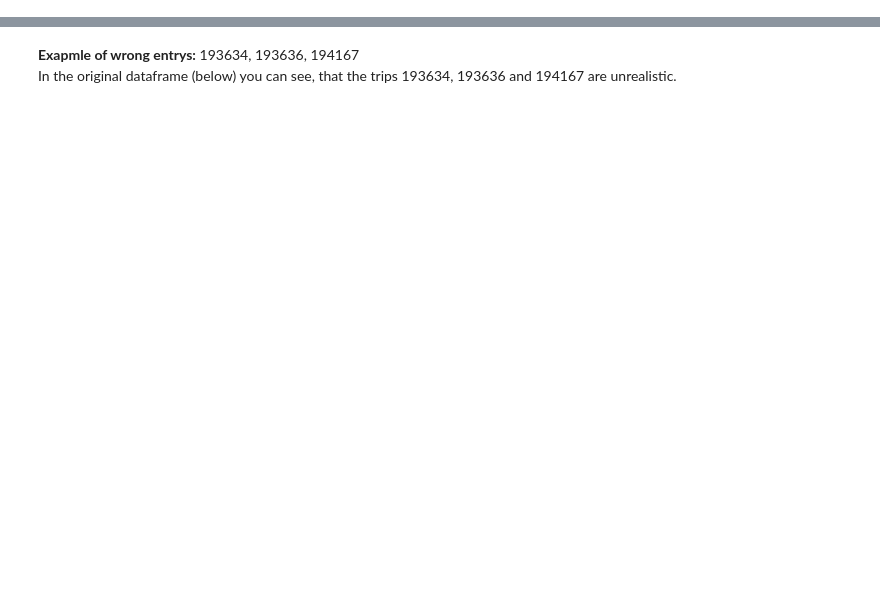
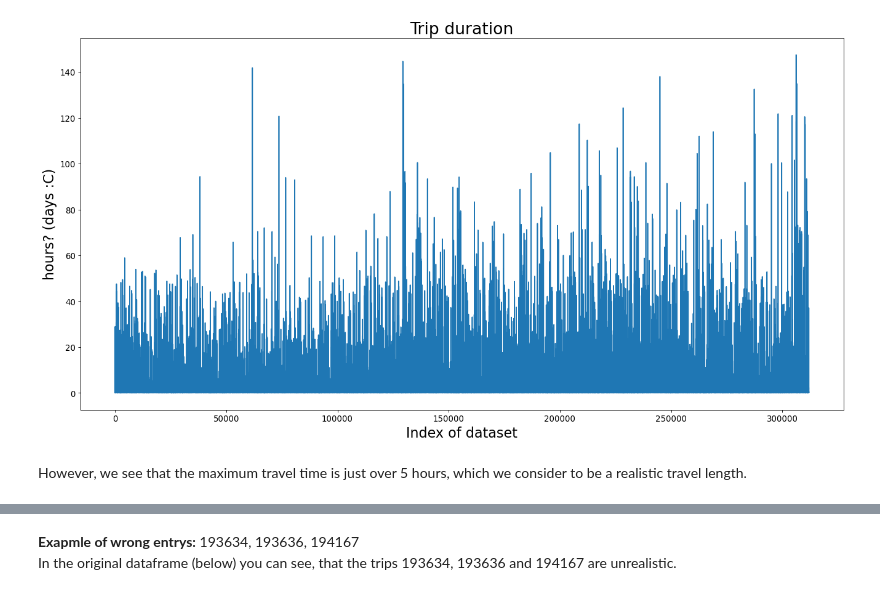
Before and after one commit to masbach/BananaCode, a Jupyter notebook: notebooks/preprocess.ipynb, the cells around one changed output, grey strips where cells are left out. Cells and saved outputs as stored; diff of their text form; code cells hidden in the pictures; blank space fills up the shorter version.

```diff
--- a/notebooks/preprocess.ipynb
+++ b/notebooks/preprocess.ipynb
@@ -144,0 +210,17 @@ print(df_unique_name.start_station_id.max())
+# %%
+#plot trip duration
+fig,ax = plt.subplots(figsize=(20,10), dpi= 80)
+axis_font = {'size':'20'}
+label_font = {'labelsize':'12'}
+dic={'fontsize': '24'}
+
+ax.plot(df_LA['trip_duration'], color = 'tab:blue')
+ax.set_title("Trip duration", dic)
+ax.set_ylabel('hours? (days :C)',**axis_font)
+ax.set_xlabel('Index of dataset',**axis_font)
+ax.tick_params(axis='both', **label_font)
+plt.show()
+# %% [output]
+[figure, added]
+# %% [markdown]
+However, we see that the maximum travel time is just over 5 hours, which we consider to be a realistic travel length.
```
Also changed, not shown: parts of 65 cells of this notebook.
